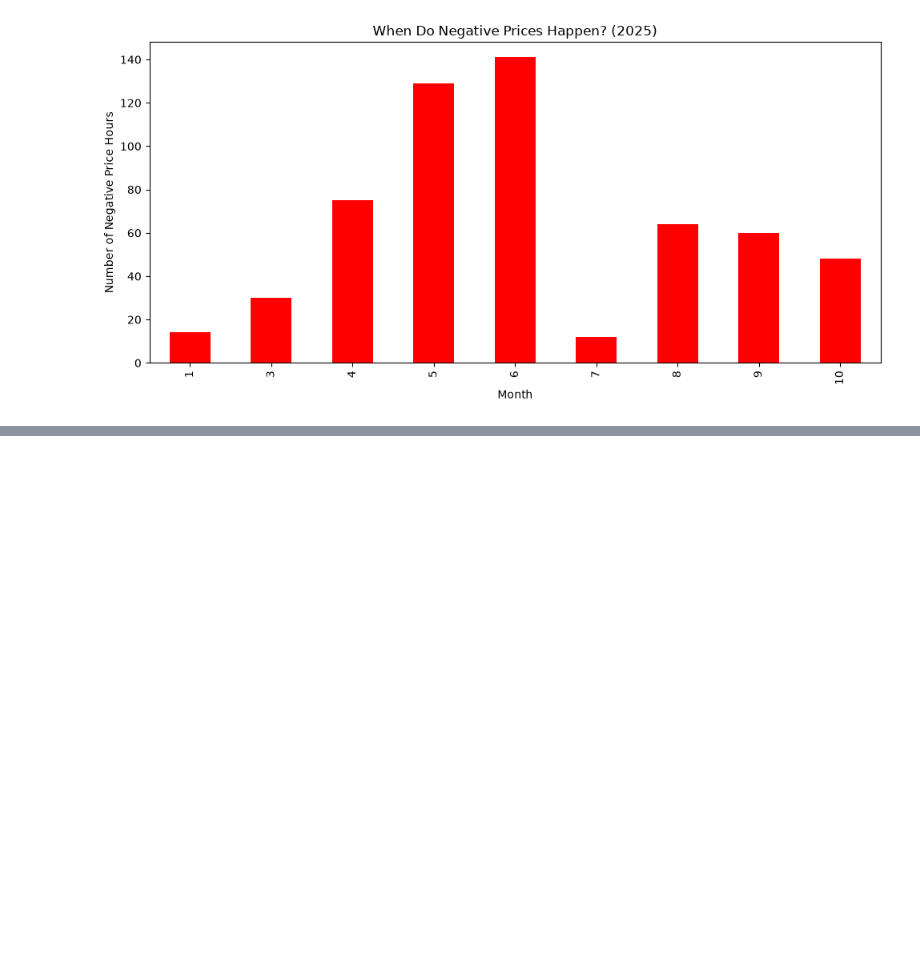
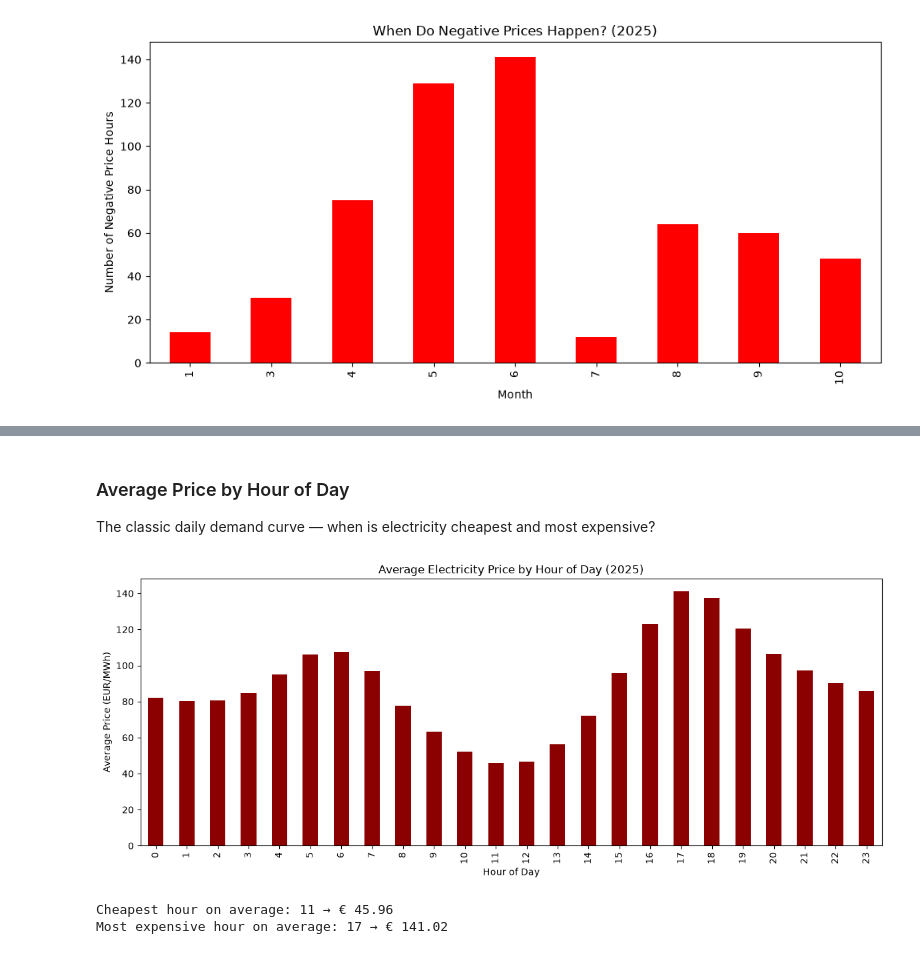
Before and after one commit to imon333/DE_Electricity_price_forecasting, a Jupyter notebook: notebooks/eda.ipynb, the cells around one changed output, grey strips where cells are left out. Cells and saved outputs as stored; diff of their text form; code cells hidden in the pictures; blank space fills up the shorter version.

```diff
--- a/notebooks/eda.ipynb
+++ b/notebooks/eda.ipynb
@@ -153,0 +212,23 @@ That's 6.5  % of the year
+# %% [markdown]
+### Average Price by Hour of Day
+The classic daily demand curve — when is electricity cheapest and most expensive?
+# %%
+# Group all 8760 rows by hour (0-23), average the price
+hourly_avg = df.groupby("hour")["price"].mean()
+
+# Bar chart — one bar per hour
+plt.figure(figsize=(12, 5))
+hourly_avg.plot(kind="bar", color="darkred")
+plt.xlabel("Hour of Day")
+plt.ylabel("Average Price (EUR/MWh)")
+plt.title("Average Electricity Price by Hour of Day (2025)")
+plt.tight_layout()
+plt.show()
+
+# Print the cheapest and most expensive hours
+print("Cheapest hour on average:", hourly_avg.idxmin(), "→ €", round(hourly_avg.min(), 2))
+print("Most expensive hour on average:", hourly_avg.idxmax(), "→ €", round(hourly_avg.max(), 2))
+# %% [output]
+[figure, added]
+Cheapest hour on average: 11 → € 45.96
+Most expensive hour on average: 17 → € 141.02
```
Also changed, not shown: parts of 8 cells of this notebook.
